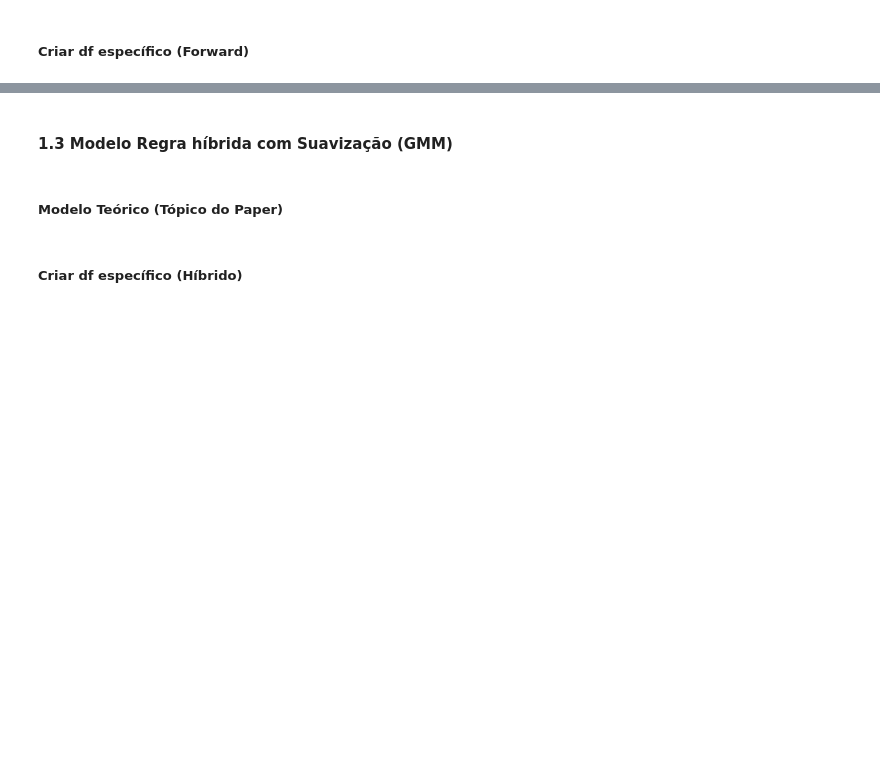
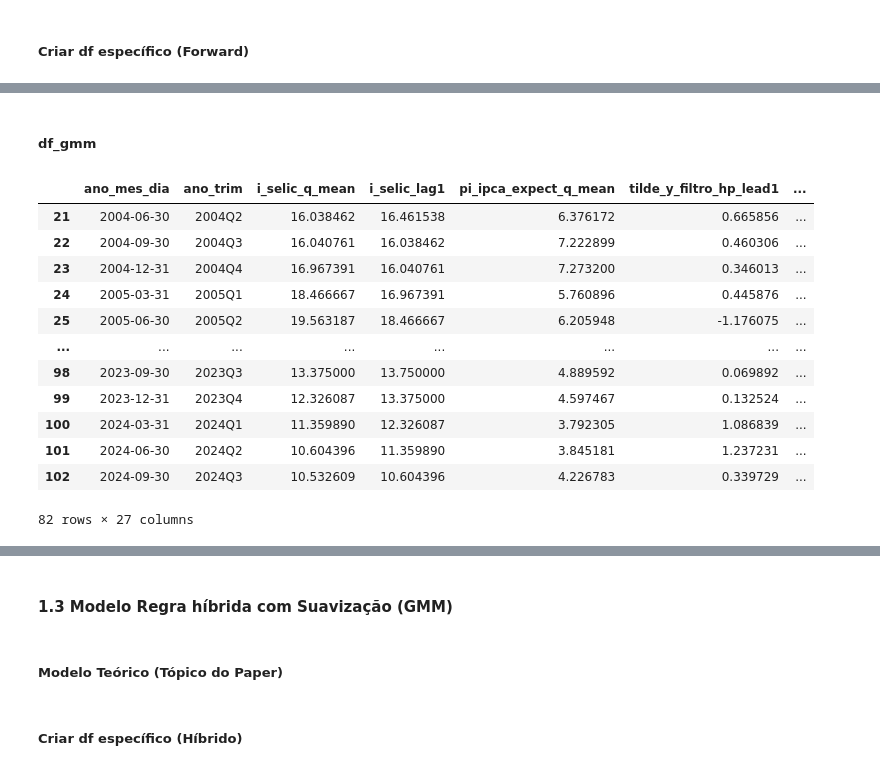
Before and after one commit to fernandovieira1/brazil-taylor-determinacy, a Jupyter notebook: scripts/modelos_secao_6.ipynb, the cells around one changed output, grey strips where cells are left out. Drawn from its saved outputs; the diff is of its cells as text; code cells hidden in the pictures; blank space fills up the shorter version.

```diff
--- a/scripts/modelos_secao_6.ipynb
+++ b/scripts/modelos_secao_6.ipynb
@@ -1763,0 +2001,18 @@ print(model_mqo.summary())
+# %% [markdown]
+ ##### df_gmm #####
+# %%
+df_gmm
+# %% [output]
+|  | ano_mes_dia | ano_trim | i_selic_q_mean | i_selic_lag1 | pi_ipca_expect_q_mean | tilde_y_filtro_hp_lead1 | ... |
+| 21 | 2004-06-30 | 2004Q2 | 16.038462 | 16.461538 | 6.376172 | 0.665856 | ... |
+| 22 | 2004-09-30 | 2004Q3 | 16.040761 | 16.038462 | 7.222899 | 0.460306 | ... |
+| 23 | 2004-12-31 | 2004Q4 | 16.967391 | 16.040761 | 7.273200 | 0.346013 | ... |
+| 24 | 2005-03-31 | 2005Q1 | 18.466667 | 16.967391 | 5.760896 | 0.445876 | ... |
+| 25 | 2005-06-30 | 2005Q2 | 19.563187 | 18.466667 | 6.205948 | -1.176075 | ... |
+| ... | ... | ... | ... | ... | ... | ... | ... |
+| 98 | 2023-09-30 | 2023Q3 | 13.375000 | 13.750000 | 4.889592 | 0.069892 | ... |
+| 99 | 2023-12-31 | 2023Q4 | 12.326087 | 13.375000 | 4.597467 | 0.132524 | ... |
+| 100 | 2024-03-31 | 2024Q1 | 11.359890 | 12.326087 | 3.792305 | 1.086839 | ... |
+| 101 | 2024-06-30 | 2024Q2 | 10.604396 | 11.359890 | 3.845181 | 1.237231 | ... |
+| 102 | 2024-09-30 | 2024Q3 | 10.532609 | 10.604396 | 4.226783 | 0.339729 | ... |
+82 rows × 27 columns
```
Also changed, not shown: parts of 50 cells of this notebook, 5 other files.
